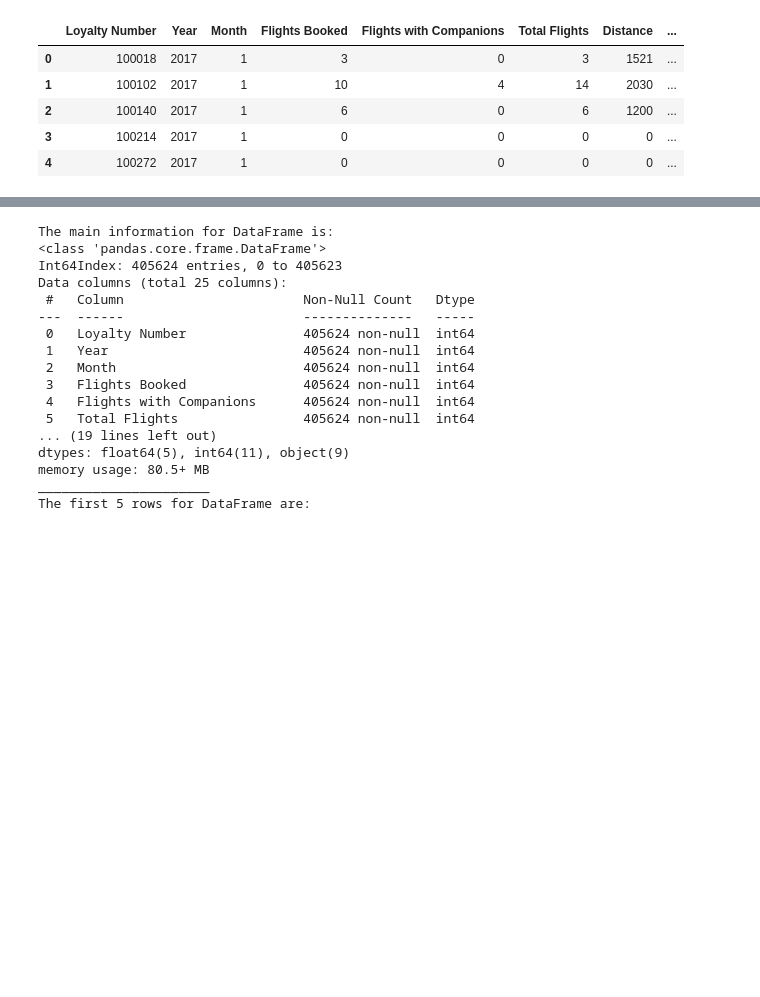
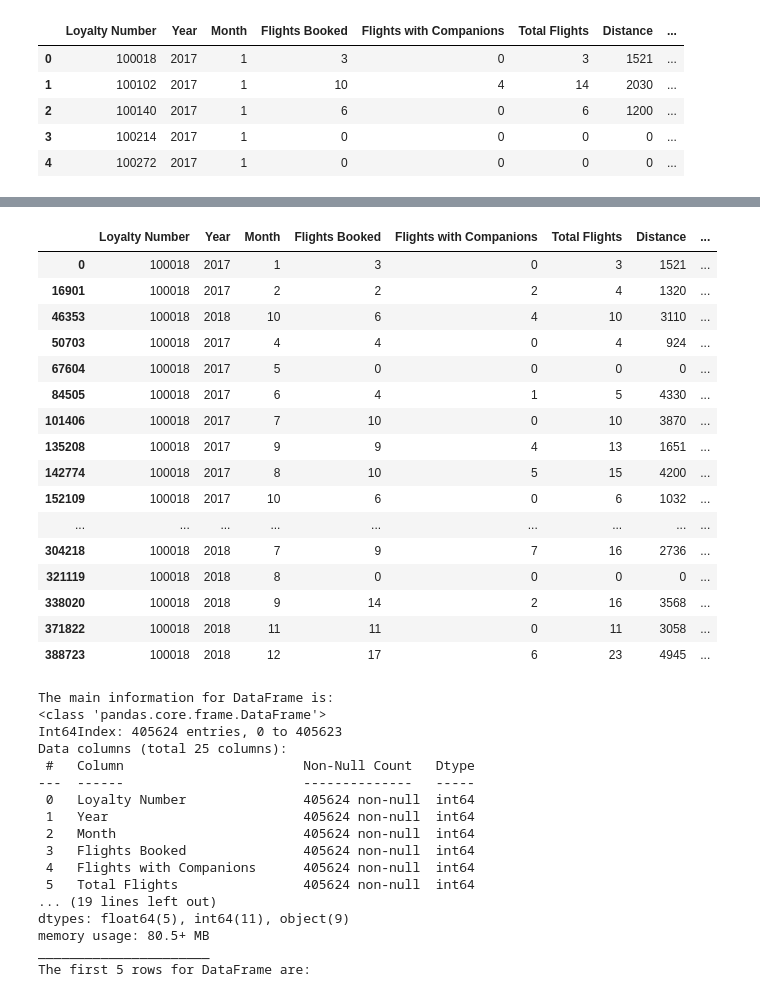
Before and after one commit to Adalab/bda-modulo-3-evaluacion-final-patriciamromero, a Jupyter notebook: fase1.ipynb, the cells around one changed output, grey strips where cells are left out. Saved outputs shown, nothing was run; the diff lists cells and outputs as text; code cells hidden in the pictures; blank space fills up the shorter version.

```diff
--- a/fase1.ipynb
+++ b/fase1.ipynb
@@ -194,2 +262,22 @@ The descriptive statististcs for this DataFrame are:
+# %%
+activity[activity["Loyalty Number"] == 100018] #selecciono ejemplo para analizar información duplicado. Aparentemente se corresponde a la misma persona a diferencia de la columna 'remotework'
+# %% [output]
+|  | Loyalty Number | Year | Month | Flights Booked | Flights with Companions | Total Flights | Distance | ... |
+| 0 | 100018 | 2017 | 1 | 3 | 0 | 3 | 1521 | ... |
+| 16901 | 100018 | 2017 | 2 | 2 | 2 | 4 | 1320 | ... |
+| 46353 | 100018 | 2018 | 10 | 6 | 4 | 10 | 3110 | ... |
+| 50703 | 100018 | 2017 | 4 | 4 | 0 | 4 | 924 | ... |
+| 67604 | 100018 | 2017 | 5 | 0 | 0 | 0 | 0 | ... |
+| 84505 | 100018 | 2017 | 6 | 4 | 1 | 5 | 4330 | ... |
+| 101406 | 100018 | 2017 | 7 | 10 | 0 | 10 | 3870 | ... |
+| 135208 | 100018 | 2017 | 9 | 9 | 4 | 13 | 1651 | ... |
+| 142774 | 100018 | 2017 | 8 | 10 | 5 | 15 | 4200 | ... |
+| 152109 | 100018 | 2017 | 10 | 6 | 0 | 6 | 1032 | ... |
+| ... | ... | ... | ... | ... | ... | ... | ... | ... |
+| 304218 | 100018 | 2018 | 7 | 9 | 7 | 16 | 2736 | ... |
+| 321119 | 100018 | 2018 | 8 | 0 | 0 | 0 | 0 | ... |
+| 338020 | 100018 | 2018 | 9 | 14 | 2 | 16 | 3568 | ... |
+| 371822 | 100018 | 2018 | 11 | 11 | 0 | 11 | 3058 | ... |
+| 388723 | 100018 | 2018 | 12 | 17 | 6 | 23 | 4945 | ... |
 # %%
 # Merges the both DataFrames
```
Also changed, not shown: parts of 24 cells of this notebook, 1 other file.
